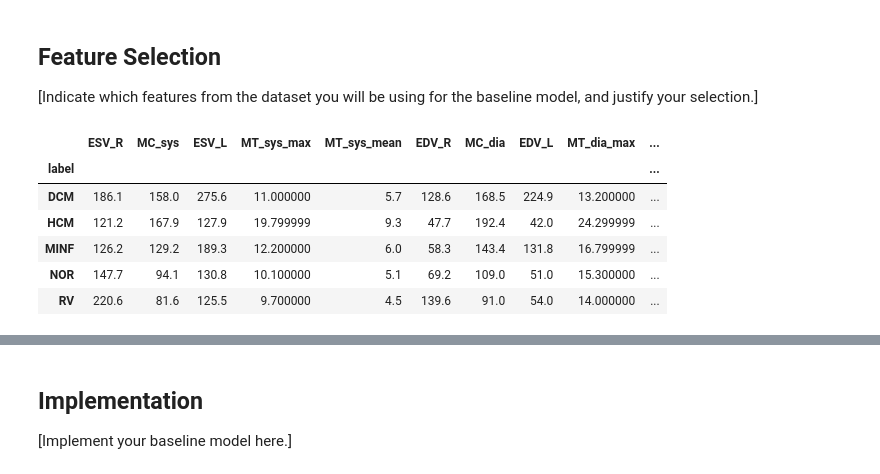
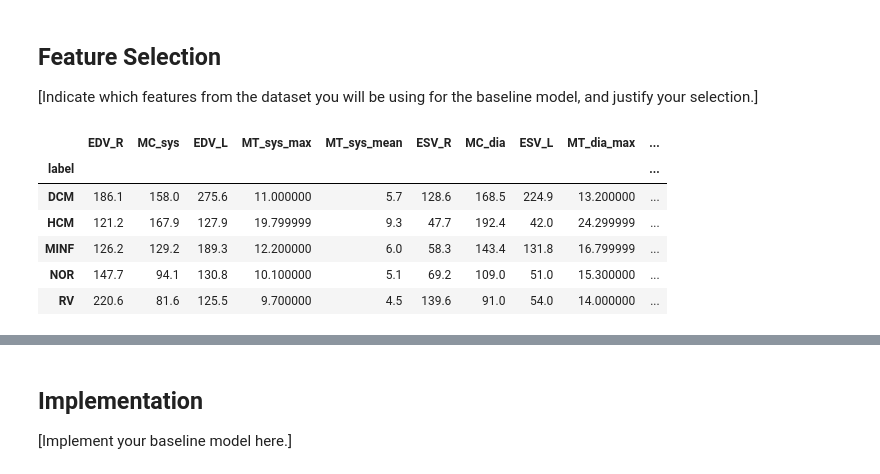
Before and after one commit to kamisoel/cardiopathy-classification, a Jupyter notebook: 2_BaselineModel/baseline_model.ipynb, the cells around one changed output, grey strips where cells are left out. Saved outputs shown, nothing was run; the diff lists cells and outputs as text; code cells hidden in the pictures.

```diff
--- a/2_BaselineModel/baseline_model.ipynb
+++ b/2_BaselineModel/baseline_model.ipynb
@@ -114,33 +111,33 @@ mask_labels = ['RV', 'MC', 'LV']
 # %%
 def create_features(data):
     features = []
     for sid, subj in data.iterrows():
         subj_features = {'id': sid}
         if 'label' in subj:
             subj_features['label'] = subj['label']
         for phase in [Phase.SYS, Phase.DIA]:
             seg_mask = subj[f'{phase}_seg']
             spacing = subj[f'{phase}_seg_header'].get_zooms()
             for k, mask_label in enumerate(mask_labels):
                 volume = compute_volumes(seg_mask==k+1, spacing)
                 subj_features[f'{mask_label}_{phase}'] = volume
             lv_mask = (seg_mask==2)
             myo_mask = (seg_mask==3)
             myo_thickness = compute_MC_thickness(lv_mask, myo_mask, spacing)
             subj_features[f'MT_{phase}_max'] = np.nanmax(myo_thickness)
             subj_features[f'MT_{phase}_mean'] = np.nanmean(myo_thickness)
         features.append(subj_features)
     features_df = pd.DataFrame(features).set_index('id')
-    features_df['SV'] = features_df['LV_sys'] - features_df['LV_dia']
-    features_df['EF'] = 100*features_df['SV'] / features_df['LV_sys']
-    features_df = features_df.rename(columns={'RV_sys': 'ESV_R', 'RV_dia': 'EDV_R',
-                                              'LV_sys': 'ESV_L', 'LV_dia': 'EDV_L'})
+    features_df = features_df.rename(columns={'RV_sys': 'EDV_R', 'RV_dia': 'ESV_R',
+                                              'LV_sys': 'EDV_L', 'LV_dia': 'ESV_L'})
+    features_df['SV'] = features_df['EDV_L'] - features_df['ESV_L']
+    features_df['EF'] = 100*features_df['SV'] / features_df['EDV_L']
     return features_df
 
 features_df = create_features(train_data)
 display(features_df.groupby('label').mean().round(1))
 # %% [output]
-|  | ESV_R | MC_sys | ESV_L | MT_sys_max | MT_sys_mean | EDV_R | MC_dia | EDV_L | MT_dia_max | ... |
+|  | EDV_R | MC_sys | EDV_L | MT_sys_max | MT_sys_mean | ESV_R | MC_dia | ESV_L | MT_dia_max | ... |
 | label |  |  |  |  |  |  |  |  |  | ... |
 | DCM | 186.1 | 158.0 | 275.6 | 11.000000 | 5.7 | 128.6 | 168.5 | 224.9 | 13.200000 | ... |
 | HCM | 121.2 | 167.9 | 127.9 | 19.799999 | 9.3 | 47.7 | 192.4 | 42.0 | 24.299999 | ... |
```
Also changed, not shown: parts of 2 cells of this notebook, 16 other files.
